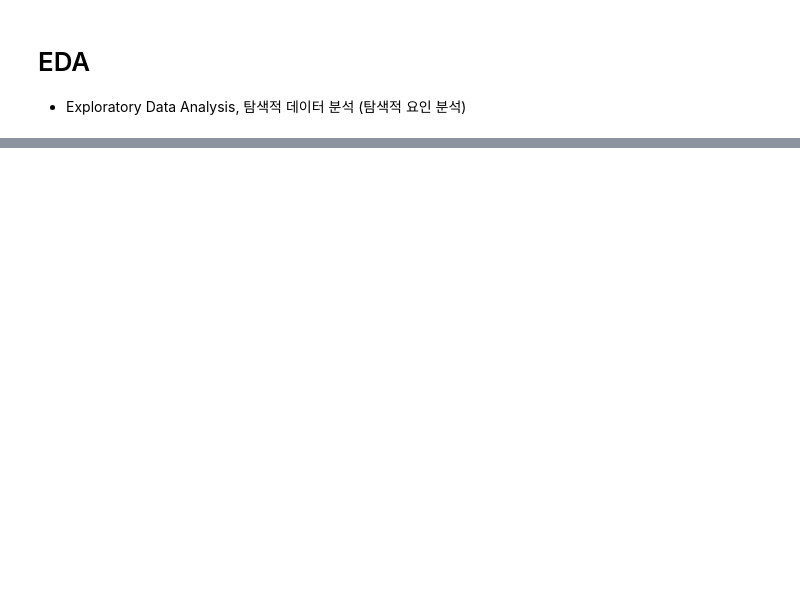
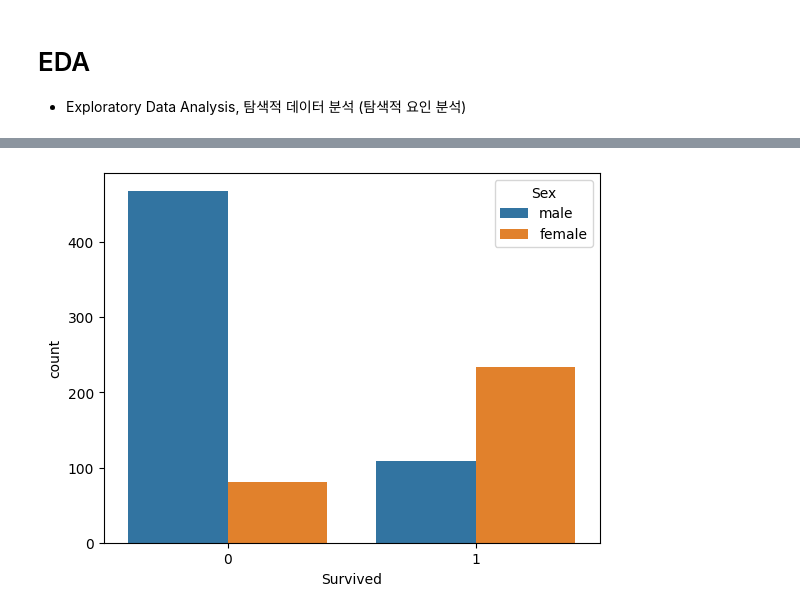
Before and after one commit to GTU9/encore_skn11, a Jupyter notebook: 05_ml_workspace/02_before_fit/02_eda.ipynb, the cells around one changed output, grey strips where cells are left out. Saved outputs shown, nothing was run; the diff lists cells and outputs as text; code cells hidden in the pictures; blank space fills up the shorter version.

```diff
--- a/05_ml_workspace/02_before_fit/02_eda.ipynb
+++ b/05_ml_workspace/02_before_fit/02_eda.ipynb
@@ -31,0 +94,6 @@ import seaborn as sns
+# %%
+# 4. 데이터 시각화를 통한 탐색
+sns.countplot(data=df,x='Survived',hue='Sex')
+plt.show()
+# %% [output]
+[figure, added]
```
Also changed, not shown: parts of 15 cells of this notebook.
